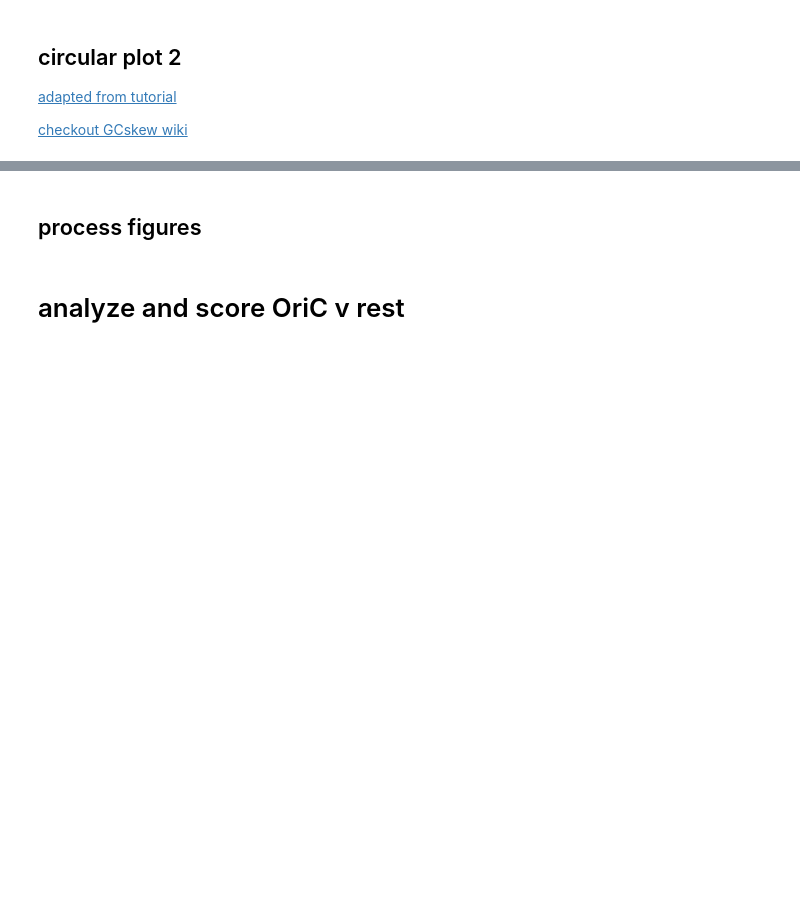
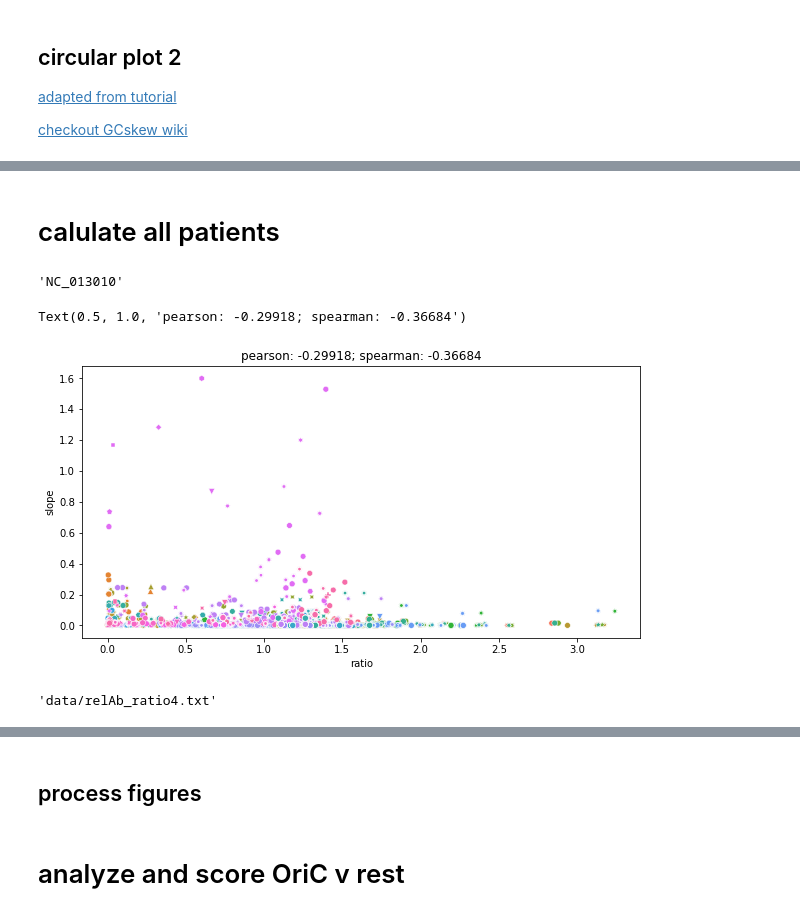
Before and after one commit to dcolinmorgan/HKU_MG, a Jupyter notebook: bactXpat.ipynb, the cells around one changed output, grey strips where cells are left out. Saved outputs shown, nothing was run; the diff lists cells and outputs as text; code cells hidden in the pictures; blank space fills up the shorter version.

```diff
--- a/bactXpat.ipynb
+++ b/bactXpat.ipynb
@@ -402,0 +351,2 @@ plt.show()
+# %% [markdown]
+# calulate all patients
@@ -402,0 +357,5 @@ plt.show()
+# %%
+e='NC_'+os.path.basename(jac).split('_')[1]
+e
+# %% [output]
+'NC_013010'
@@ -402,0 +424,20 @@ plt.show()
+# %%
+data=pd.read_csv('data/relAb_ratio5.txt',sep='\t')#,names=['species','subj','ratio','slope'])
+# d
+plt.figure(figsize=(10,5))
+# plt.figsize=(40, 40)
+data2=data[data['ratio']>0]
+ax=sns.scatterplot(data=data2, x="ratio", y="slope", hue="species",style='subj')
+plt.legend([],[], frameon=False)
+j=str(np.round(scipy.corrcoef(data2.ratio,data2.slope)[0][1],5))
+h=str(np.round(scipy.stats.spearmanr(data2.ratio,data2.slope)[0],5))
+plt.title('pearson: '+j+'; spearman: '+h)
+# ax.legend(loc='best',ncol=10, title="Title")
+# %% [output]
+Text(0.5, 1.0, 'pearson: -0.29918; spearman: -0.36684')
+[figure, added]
+# %%
+jacc=4
+'data/relAb_ratio'+str(jacc)+'.txt'
+# %% [output]
+'data/relAb_ratio4.txt'
```
Also changed, not shown: parts of 29 cells of this notebook, 13 other files.
